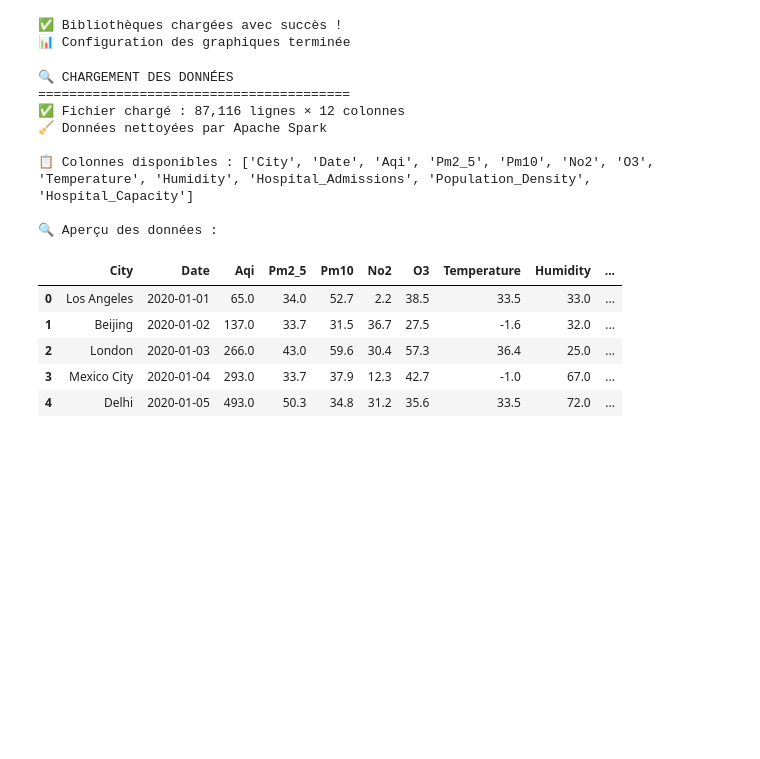
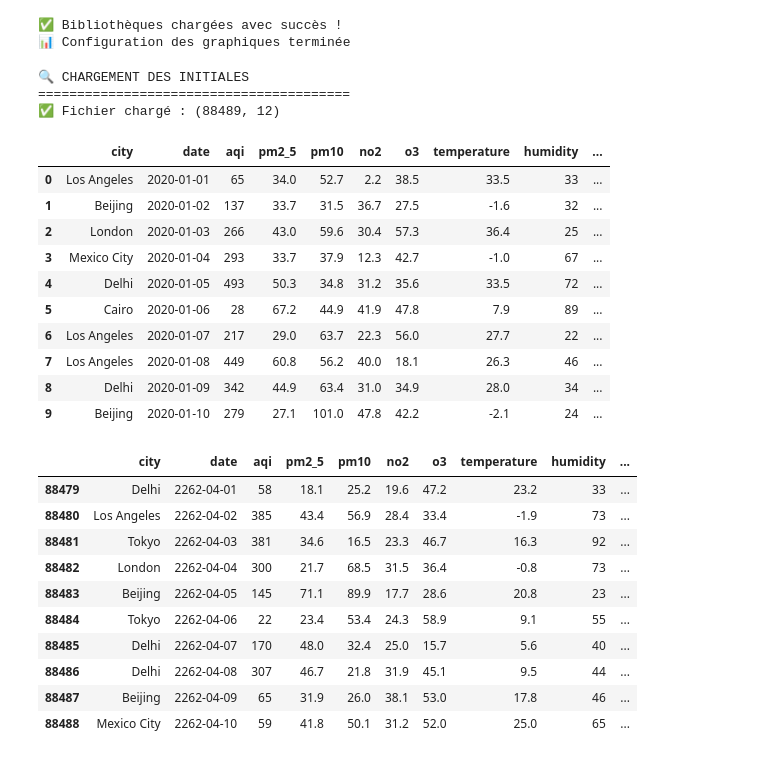
Before and after one commit to ari1008/air_quality, a Jupyter notebook: air/analyse_qualite_air_final.ipynb, the cells around one changed output. Drawn from its saved outputs; the diff is of its cells as text; code cells hidden in the pictures; blank space fills up the shorter version.

```diff
--- a/air/analyse_qualite_air_final.ipynb
+++ b/air/analyse_qualite_air_final.ipynb
@@ -21,41 +21,59 @@ print("📊 Configuration des graphiques terminée")
 ✅ Bibliothèques chargées avec succès !
 📊 Configuration des graphiques terminée
 # %%
-# 📂 CHARGEMENT DES DONNÉES TRAITÉES PAR SPARK
-print("🔍 CHARGEMENT DES DONNÉES")
+# 📂 CHARGEMENT DES DONNÉES INITIALES
+print("🔍 CHARGEMENT DES INITIALES")
 print("=" * 40)
 
-try:
-    # Chargement du fichier final créé par Scala/Spark
-    df_cleaned = pd.read_csv('./src/main/scala/aq_health_clean/part-00000-134cc939-ab62-4749-bbe4-c466c2907692-c000.csv')
-    print(f"✅ Fichier chargé : {df_cleaned.shape[0]:,} lignes × {df_cleaned.shape[1]} colonnes")
-    print("🧹 Données nettoyées par Apache Spark")
+df = pd.read_csv('./src/main/scala/air_quality_health_dataset.csv')
+print(f"✅ Fichier chargé : {df.shape}")
 
-    # Normalisation des noms de colonnes
-    df_cleaned.columns = df_cleaned.columns.str.title()
+display(df.head(10))
+display(df.tail(10))
 
-except Exception as e:
-    print(f"⚠️ Erreur : {e}")
-    # Fallback vers le dataset original
-    df_cleaned = pd.read_csv("./src/main/scala/aq_health_clean/part-00000-134cc939-ab62-4749-bbe4-c466c2907692-c000.csv")
-    print(f"📥 Dataset original chargé : {df_cleaned.shape[0]:,} lignes")
+plt.figure(figsize=(20, 20))
 
-# Affichage des informations
-print(f"\n📋 Colonnes disponibles : {list(df_cleaned.columns)}")
-print(f"\n🔍 Aperçu des données :")
-display(df_cleaned.head())
+plt.title("Table de corrélation des 10 premières variables", fontsize=30)
+
+df = df[['aqi', 'pm2_5', 'pm10', 'no2', 'o3', 'temperature', 'humidity', 'hospital_capacity']]
+
+table_corr = df.corr()
+
+sns.set_theme(style="darkgrid", font_scale=2)
+plt.xlabel("",fontsize=20)
+plt.ylabel("",fontsize=20)
+
+sns.heatmap(table_corr,
+            cmap='viridis',
+            cbar=True,
+            #vmax=1.0, vmin=-1.0,
+            linewidths=0.3,
+            annot=True,
+            #annot_kws={"size": 8}, square=True
+           );
 # %% [output]
-🔍 CHARGEMENT DES DONNÉES
+🔍 CHARGEMENT DES INITIALES
 ========================================
-✅ Fichier chargé : 87,116 lignes × 12 colonnes
-🧹 Données nettoyées par Apache Spark
-
-📋 Colonnes disponibles : ['City', 'Date', 'Aqi', 'Pm2_5', 'Pm10', 'No2', 'O3', 'Temperature', 'Humidity', 'Hospital_Admissions', 'Population_Density', 'Hospital_Capacity']
-
-🔍 Aperçu des données :
+✅ Fichier chargé : (88489, 12)
-|  | City | Date | Aqi | Pm2_5 | Pm10 | No2 | O3 | Temperature | Humidity | ... |
-| 0 | Los Angeles | 2020-01-01 | 65.0 | 34.0 | 52.7 | 2.2 | 38.5 | 33.5 | 33.0 | ... |
-| 1 | Beijing | 2020-01-02 | 137.0 | 33.7 | 31.5 | 36.7 | 27.5 | -1.6 | 32.0 | ... |
-| 2 | London | 2020-01-03 | 266.0 | 43.0 | 59.6 | 30.4 | 57.3 | 36.4 | 25.0 | ... |
-| 3 | Mexico City | 2020-01-04 | 293.0 | 33.7 | 37.9 | 12.3 | 42.7 | -1.0 | 67.0 | ... |
-| 4 | Delhi | 2020-01-05 | 493.0 | 50.3 | 34.8 | 31.2 | 35.6 | 33.5 | 72.0 | ... |
+|  | city | date | aqi | pm2_5 | pm10 | no2 | o3 | temperature | humidity | ... |
+| 0 | Los Angeles | 2020-01-01 | 65 | 34.0 | 52.7 | 2.2 | 38.5 | 33.5 | 33 | ... |
+| 1 | Beijing | 2020-01-02 | 137 | 33.7 | 31.5 | 36.7 | 27.5 | -1.6 | 32 | ... |
+| 2 | London | 2020-01-03 | 266 | 43.0 | 59.6 | 30.4 | 57.3 | 36.4 | 25 | ... |
+| 3 | Mexico City | 2020-01-04 | 293 | 33.7 | 37.9 | 12.3 | 42.7 | -1.0 | 67 | ... |
+| 4 | Delhi | 2020-01-05 | 493 | 50.3 | 34.8 | 31.2 | 35.6 | 33.5 | 72 | ... |
+| 5 | Cairo | 2020-01-06 | 28 | 67.2 | 44.9 | 41.9 | 47.8 | 7.9 | 89 | ... |
+| 6 | Los Angeles | 2020-01-07 | 217 | 29.0 | 63.7 | 22.3 | 56.0 | 27.7 | 22 | ... |
+| 7 | Los Angeles | 2020-01-08 | 449 | 60.8 | 56.2 | 40.0 | 18.1 | 26.3 | 46 | ... |
+| 8 | Delhi | 2020-01-09 | 342 | 44.9 | 63.4 | 31.0 | 34.9 | 28.0 | 34 | ... |
+| 9 | Beijing | 2020-01-10 | 279 | 27.1 | 101.0 | 47.8 | 42.2 | -2.1 | 24 | ... |
+|  | city | date | aqi | pm2_5 | pm10 | no2 | o3 | temperature | humidity | ... |
+| 88479 | Delhi | 2262-04-01 | 58 | 18.1 | 25.2 | 19.6 | 47.2 | 23.2 | 33 | ... |
+| 88480 | Los Angeles | 2262-04-02 | 385 | 43.4 | 56.9 | 28.4 | 33.4 | -1.9 | 73 | ... |
+| 88481 | Tokyo | 2262-04-03 | 381 | 34.6 | 16.5 | 23.3 | 46.7 | 16.3 | 92 | ... |
+| 88482 | London | 2262-04-04 | 300 | 21.7 | 68.5 | 31.5 | 36.4 | -0.8 | 73 | ... |
+| 88483 | Beijing | 2262-04-05 | 145 | 71.1 | 89.9 | 17.7 | 28.6 | 20.8 | 23 | ... |
+| 88484 | Tokyo | 2262-04-06 | 22 | 23.4 | 53.4 | 24.3 | 58.9 | 9.1 | 55 | ... |
+| 88485 | Delhi | 2262-04-07 | 170 | 48.0 | 32.4 | 25.0 | 15.7 | 5.6 | 40 | ... |
+| 88486 | Delhi | 2262-04-08 | 307 | 46.7 | 21.8 | 31.9 | 45.1 | 9.5 | 44 | ... |
+| 88487 | Beijing | 2262-04-09 | 65 | 31.9 | 26.0 | 38.1 | 53.0 | 17.8 | 46 | ... |
+| 88488 | Mexico City | 2262-04-10 | 59 | 41.8 | 50.1 | 31.2 | 52.0 | 25.0 | 65 | ... |
```
Also changed, not shown: parts of 14 cells of this notebook.
